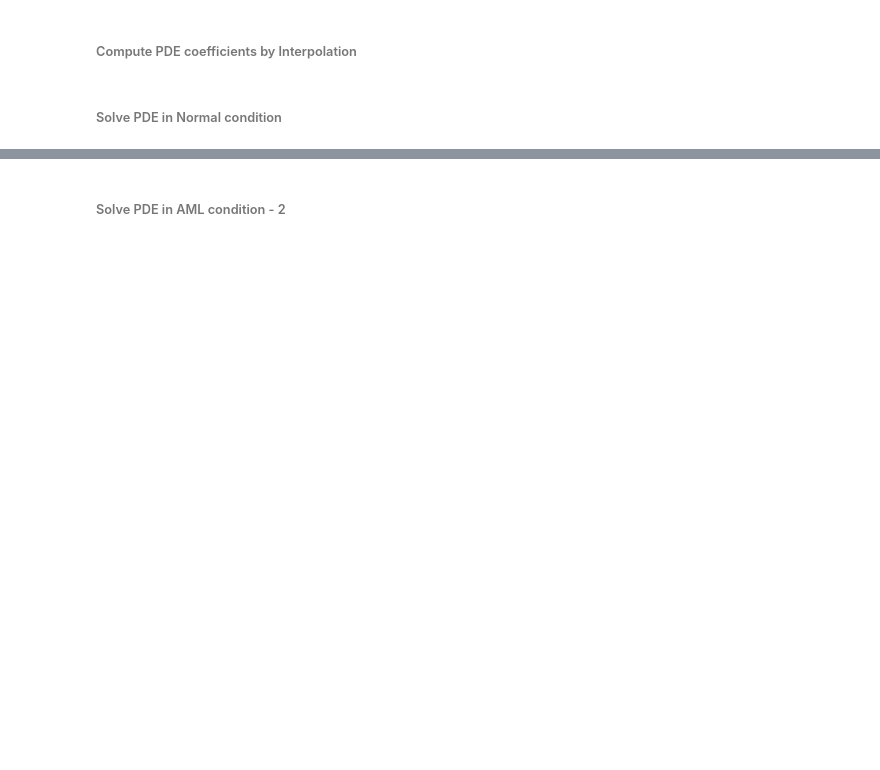
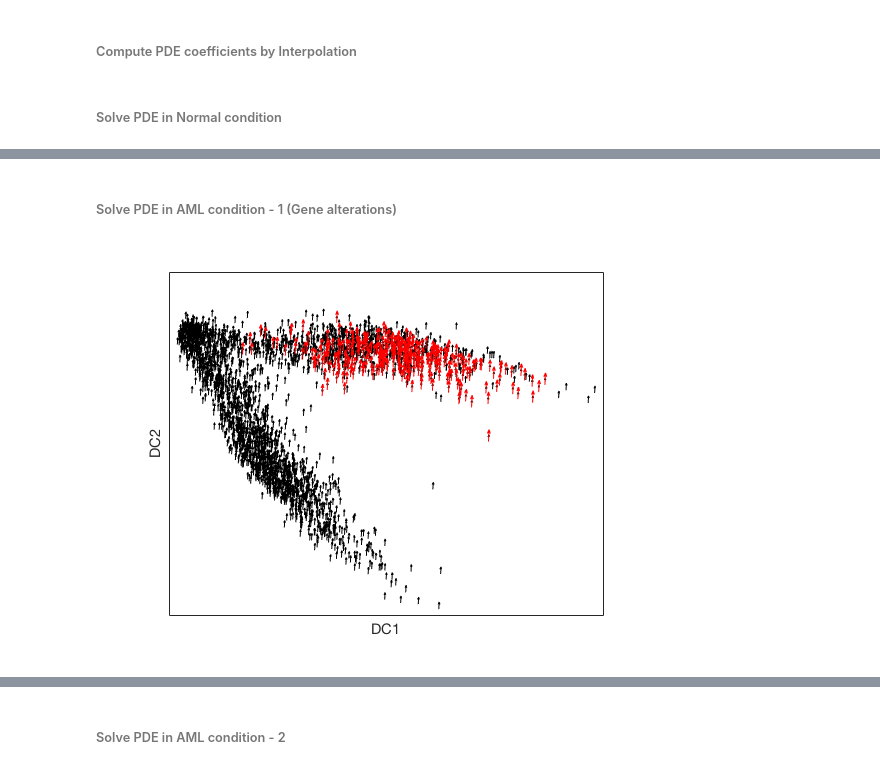
Before and after one commit to heyrim/Mathematical-modeling-with-single-cell-sequencing-data, a Jupyter notebook: Mathematical-modeling-with-single-cell-sequencing-data (Paul, 2015).ipynb, the cells around one changed output, grey strips where cells are left out. Saved outputs shown, nothing was run; the diff lists cells and outputs as text; code cells hidden in the pictures; blank space fills up the shorter version.

```diff
--- a/Mathematical-modeling-with-single-cell-sequencing-data (Paul, 2015).ipynb
+++ b/Mathematical-modeling-with-single-cell-sequencing-data (Paul, 2015).ipynb
@@ -53 +103,12 @@ uinit = BC_2Dsp( uinit );
+# %% [markdown]
+###### Solve PDE in AML condition - 1  (Gene alterations)
+# %%
+%% Load and compute gene alteration info - returns vector of alterations
+[vec, ~, ~] = Compute_Gene_Perturbation( ntest );
+figure; quiver( dc(:,1), dc(:,2), vec(:,1), vec(:,2), 'black' ); xlabel( 'DC1' ); xticks( [] ); ylabel( 'DC2' ); yticks( [] );
+
+ind = find( ncluster == 4 );
+hold on; quiver( dc(ind,1), dc(ind,2), vec(ind,1), vec(ind,2), 'r' );
+# %% [output]
+[figure, added]
 # %%
```
Also changed, not shown: parts of 12 cells of this notebook.
